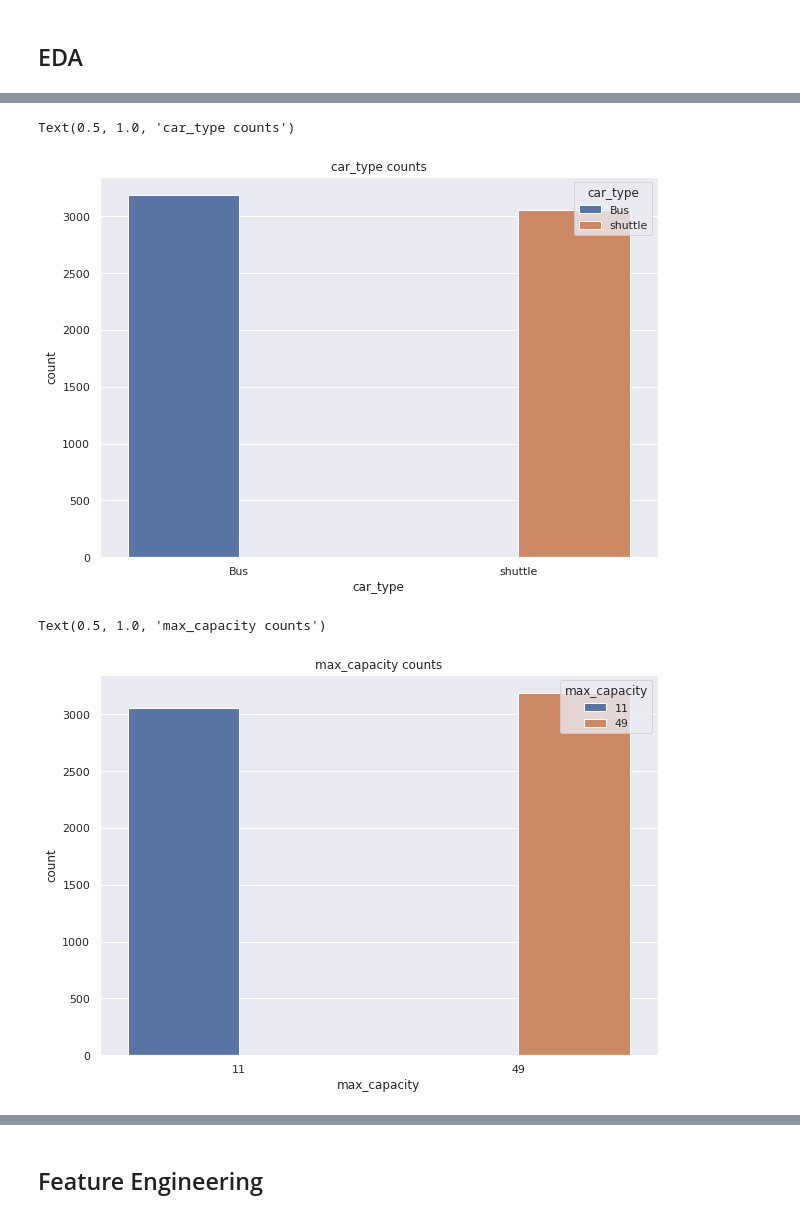
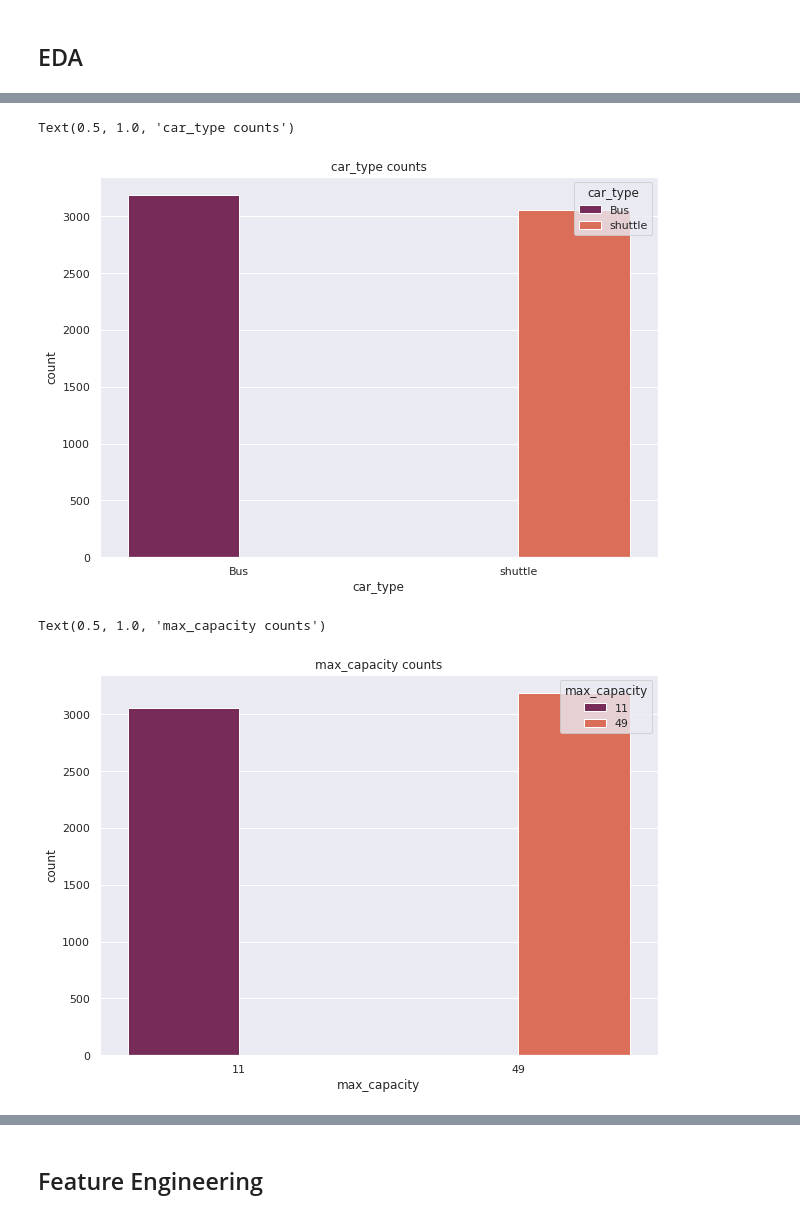
Before and after one commit to HariTarz/Transport_Demand_Prediction, a Jupyter notebook: Demand_Prediction_for_Public_Transport_Capstone_Project.ipynb, the cells around one changed output, grey strips where cells are left out. Cells and saved outputs as stored; diff of their text form; code cells hidden in the pictures.

Commit message:
Exploratory Data Analysis and Feature engineering on the given Public Transport dataset

```diff
--- a/Demand_Prediction_for_Public_Transport_Capstone_Project.ipynb
+++ b/Demand_Prediction_for_Public_Transport_Capstone_Project.ipynb
@@ -153,7 +157,7 @@ tmp_no_tickect_df.head()
 | 4 | 5778 | 31 |
 # %%
 # droping the duplicate value rows with the repeating ride_id
-df = df.drop_duplicates('ride_id')
+df.drop_duplicates('ride_id', inplace = True)
 
 # Dropping the columns which are not relevant to our target variable
 df.drop(['seat_number','payment_method','payment_receipt', 'travel_to'], inplace= True, axis = 1)
@@ -186,22 +223,22 @@ df.head()
 # %%
 fig = plt.figure(figsize=(10,7))
 ax = fig.gca()
-sns.countplot(x='car_type', data=df, hue='car_type')
+sns.countplot(x='car_type', data=df, hue='car_type', palette='rocket')
 sns.set_theme(style='darkgrid')
 ax.set_xlabel('car_type')
 # ax.set_ylabel('Frequency')
 ax.set_title('car_type counts')
 # %% [output]
 Text(0.5, 1.0, 'car_type counts')
-[figure, old version]
+[figure, new version]
 # %%
 fig = plt.figure(figsize=(10,7))
 ax = fig.gca()
-sns.countplot(x='max_capacity', data=df, hue='max_capacity')
+sns.countplot(x='max_capacity', data=df, hue='max_capacity', palette='rocket')
 sns.set_theme(style='darkgrid')
 ax.set_xlabel('max_capacity')
 # ax.set_ylabel('Frequency')
 ax.set_title('max_capacity counts')
 # %% [output]
 Text(0.5, 1.0, 'max_capacity counts')
-[figure, old version]
+[figure, new version]
```
Also changed, not shown: parts of 37 cells of this notebook.
